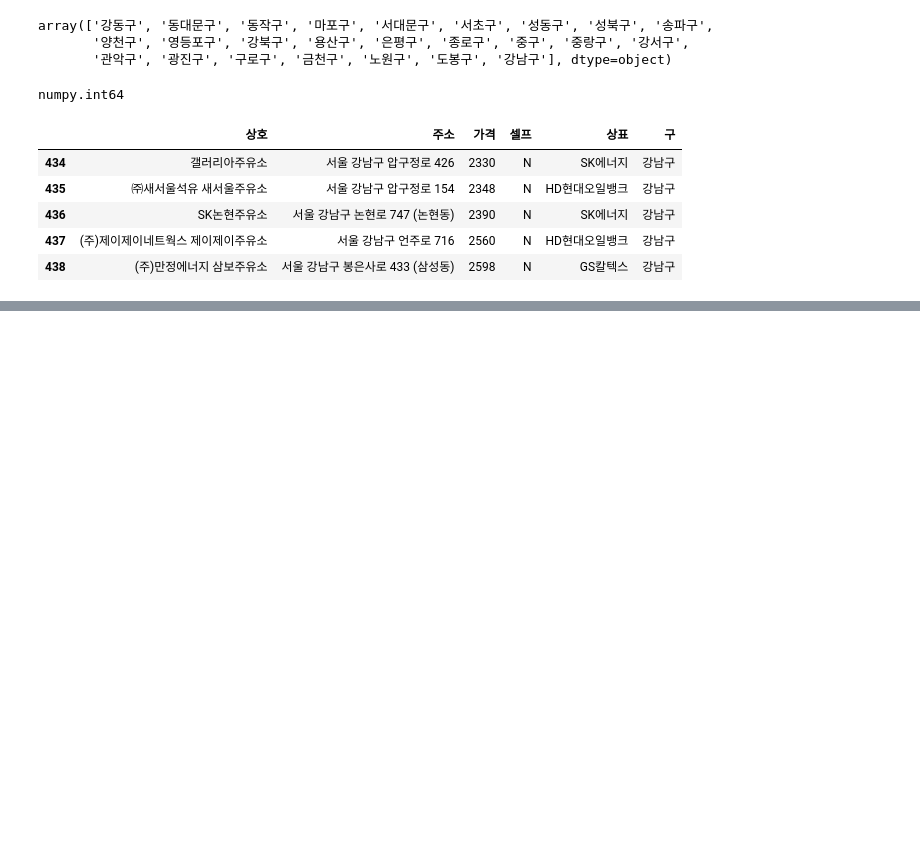
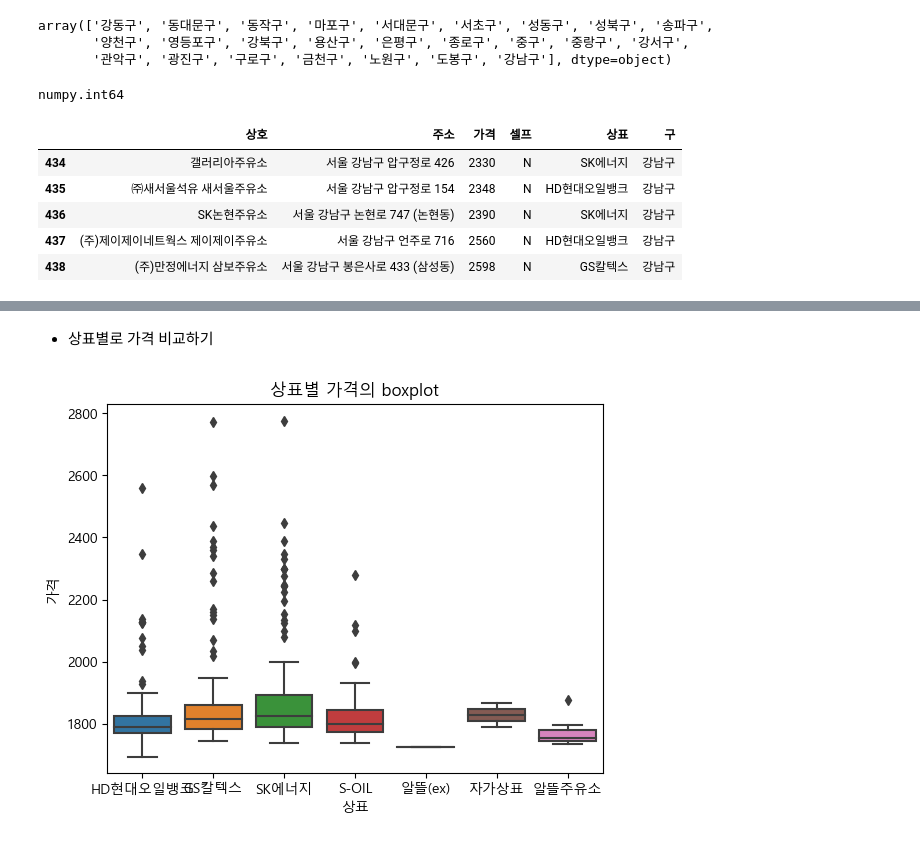
Before and after one commit to ckiekim/DataAnalysis-2023.09, a Jupyter notebook: 05.Crawling/15.Opinet.ipynb, the cells around one changed output, grey strips where cells are left out. Drawn from its saved outputs; the diff is of its cells as text; code cells hidden in the pictures; blank space fills up the shorter version.

```diff
--- a/05.Crawling/15.Opinet.ipynb
+++ b/05.Crawling/15.Opinet.ipynb
@@ -162,0 +197,7 @@ pd.read_csv('data/opinet_20230919.csv').tail()
+# %% [markdown]
+- 상표별로 가격 비교하기
+# %%
+sns.boxplot(df, x='상표', y='가격')
+plt.title('상표별 가격의 boxplot');
+# %% [output]
+[figure, added]
```
Also changed, not shown: parts of 12 cells of this notebook.
